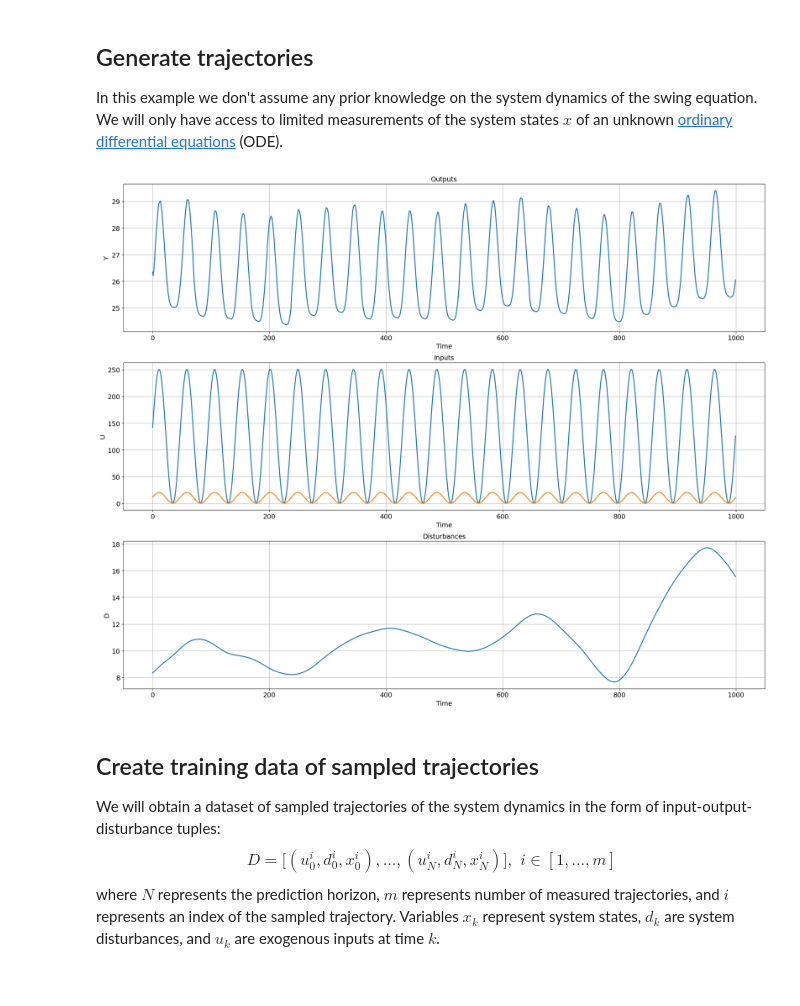
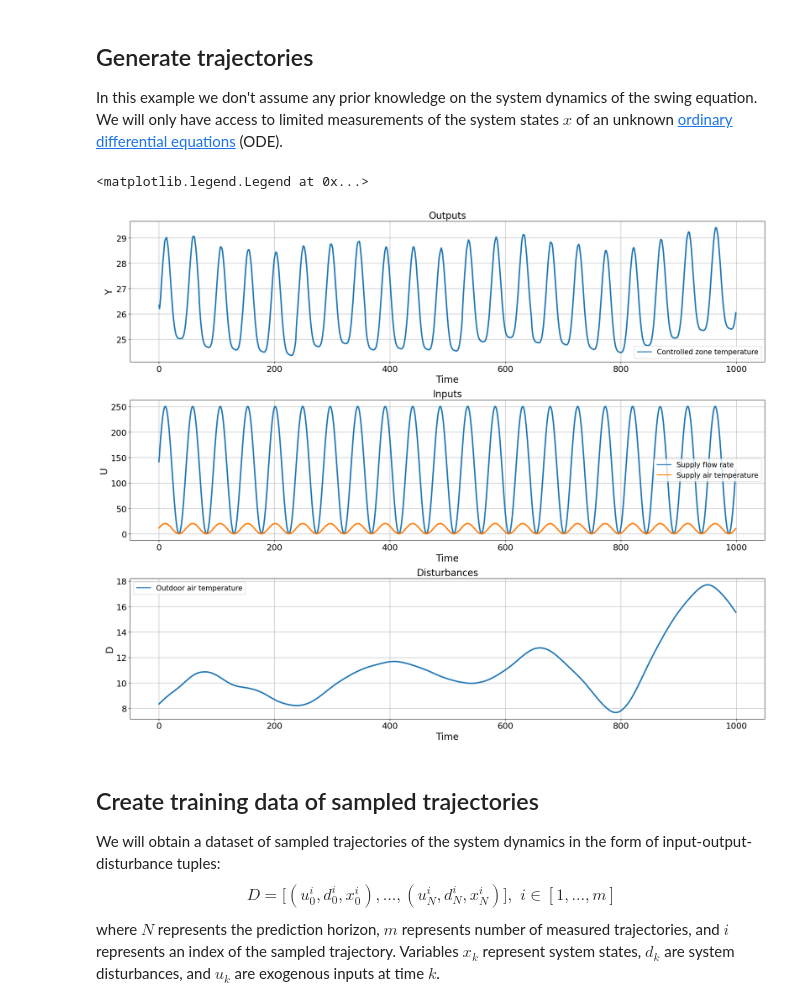
Before and after one commit to pnnl/neuromancer, a Jupyter notebook: examples/domain_examples/NSSM_building_dynamics.ipynb, the cells around one changed output. Saved outputs shown, nothing was run; the diff lists cells and outputs as text; code cells hidden in the pictures.

Commit message:
Added custom legends to plots

```diff
--- a/examples/domain_examples/NSSM_building_dynamics.ipynb
+++ b/examples/domain_examples/NSSM_building_dynamics.ipynb
@@ -104,17 +106,25 @@ In this example we don't assume any prior knowledge on the system dynamics of th
 # %%
 # ground truth system
 system_name = "SimpleSingleZone"
 system = psl.systems[system_name]
 modelSystem = system()
 ts = modelSystem.ts
 nx = modelSystem.nx
 ny = modelSystem.ny
 nu = modelSystem.nu
 nd = modelSystem.nd
 raw = modelSystem.simulate(nsim=1000)
-plot.pltOL(Y=raw['Y'], U=raw['U'], D=raw['D'])
+fig, ax = pltOL(Y=raw['Y'], U=raw['U'], D=raw['D'])
+# add custom legends to plots
+custom_lines_1 = [Line2D([0], [0], color='tab:blue', lw=2, linestyle='-')]
+custom_lines_2 = [Line2D([0], [0], color='tab:blue', lw=2, linestyle='-'),
+                    Line2D([0], [0], color='tab:orange', lw=2, linestyle='-')]
+ax[0, 0].legend(custom_lines_1, ['Controlled zone temperature'], fontsize=15, loc="best")
+ax[1, 0].legend(custom_lines_2, ['Supply flow rate', 'Supply air temperature'], fontsize=15, loc="best")
+ax[2, 0].legend(custom_lines_1, ['Outdoor air temperature'], fontsize=15, loc="best")
 # %% [output]
+<matplotlib.legend.Legend at 0x...>
-[figure, old version]
+[figure, new version]
 # %% [markdown]
 ## Create training data of sampled trajectories
 
```
Also changed, not shown: parts of 3 cells of this notebook.
